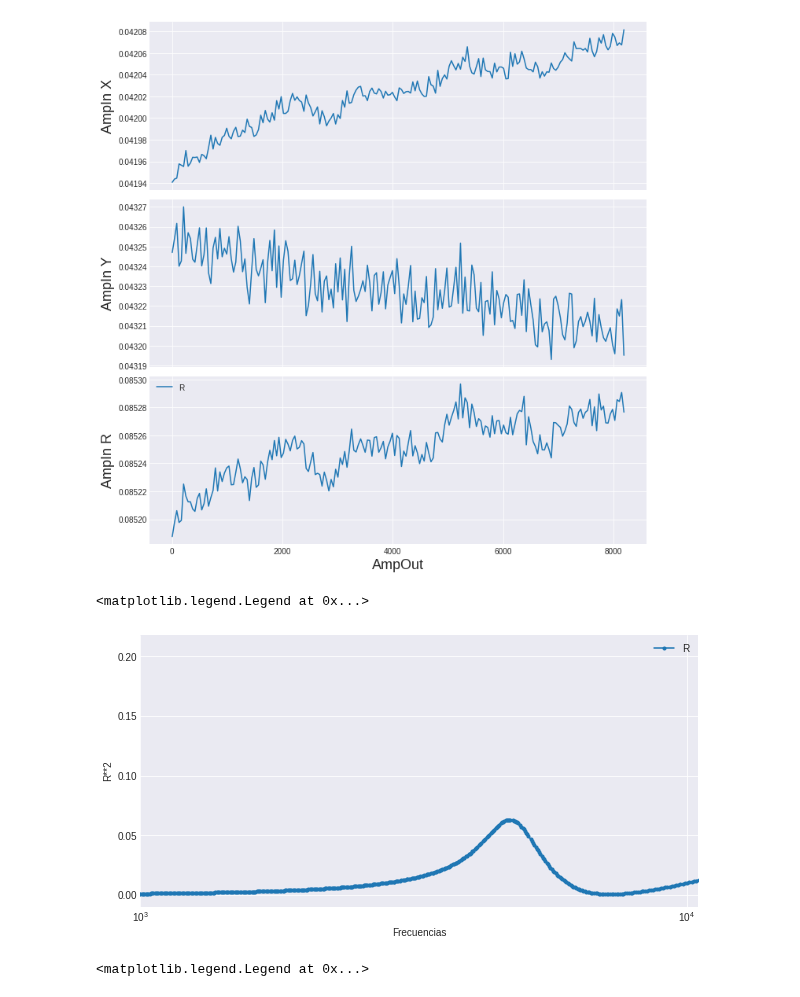
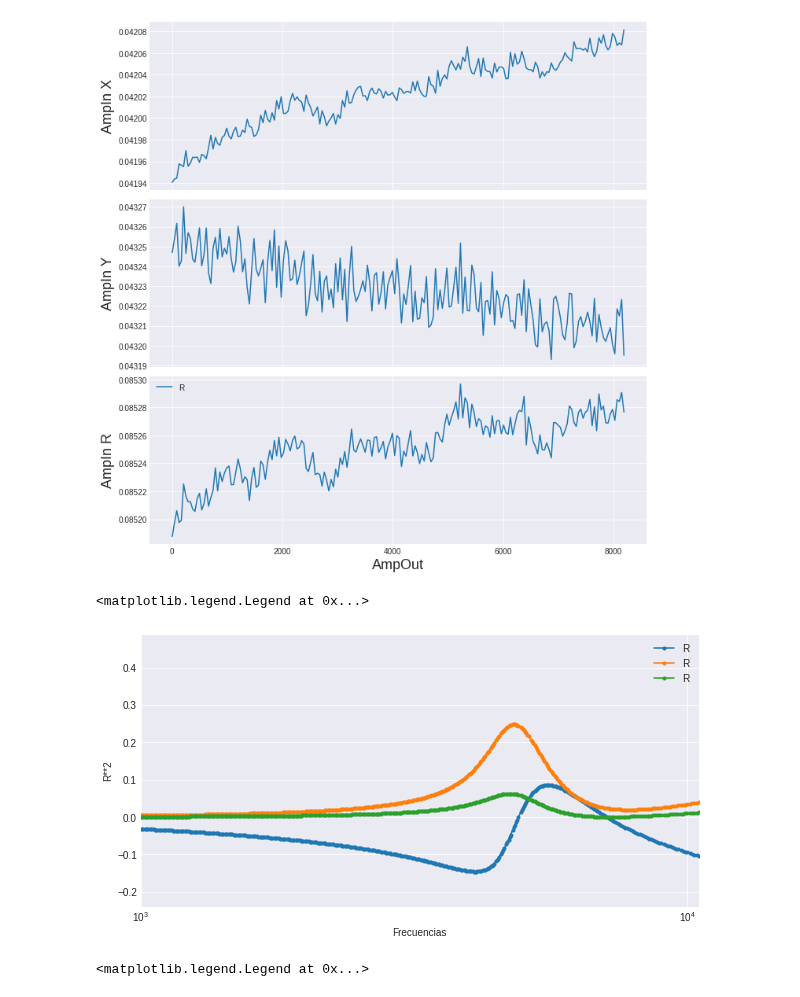
Before and after one commit to LunaKadysz/Laboratorio-4, a Jupyter notebook: Practica6/Untitled.ipynb, the cells around one changed output. Cells and saved outputs as stored; diff of their text form; code cells hidden in the pictures.

```diff
--- a/Practica6/Untitled.ipynb
+++ b/Practica6/Untitled.ipynb
@@ -84,16 +84,19 @@ X22=np.array(files1['22']['X'])
 Y22=np.array(files1['22']['Y'])
 # %%
 %matplotlib inline
+
 plt.figure(figsize=(10,5))
+plt.semilogx(1/( (f22+1) * 120 * 8e-9 ),Y22,'.-',label='R')
+plt.semilogx(1/( (f22+1) * 120 * 8e-9 ),X22,'.-',label='R')
 plt.semilogx(1/( (f22+1) * 120 * 8e-9 ),X22**2+Y22**2,'.-',label='R')
 plt.xlabel('Frecuencias')
 plt.ylabel('R**2')
 plt.xlim(1000,10500)
 
 plt.legend()
 # %% [output]
 <matplotlib.legend.Legend at 0x...>
-[figure, old version]
+[figure, new version]
 # %%
 fe=np.array(files1['Error22']['frecs'])
 Xe=np.array(files1['Error22']['X'])
```
Also changed, not shown: parts of 1 cell of this notebook, 1 other file.
